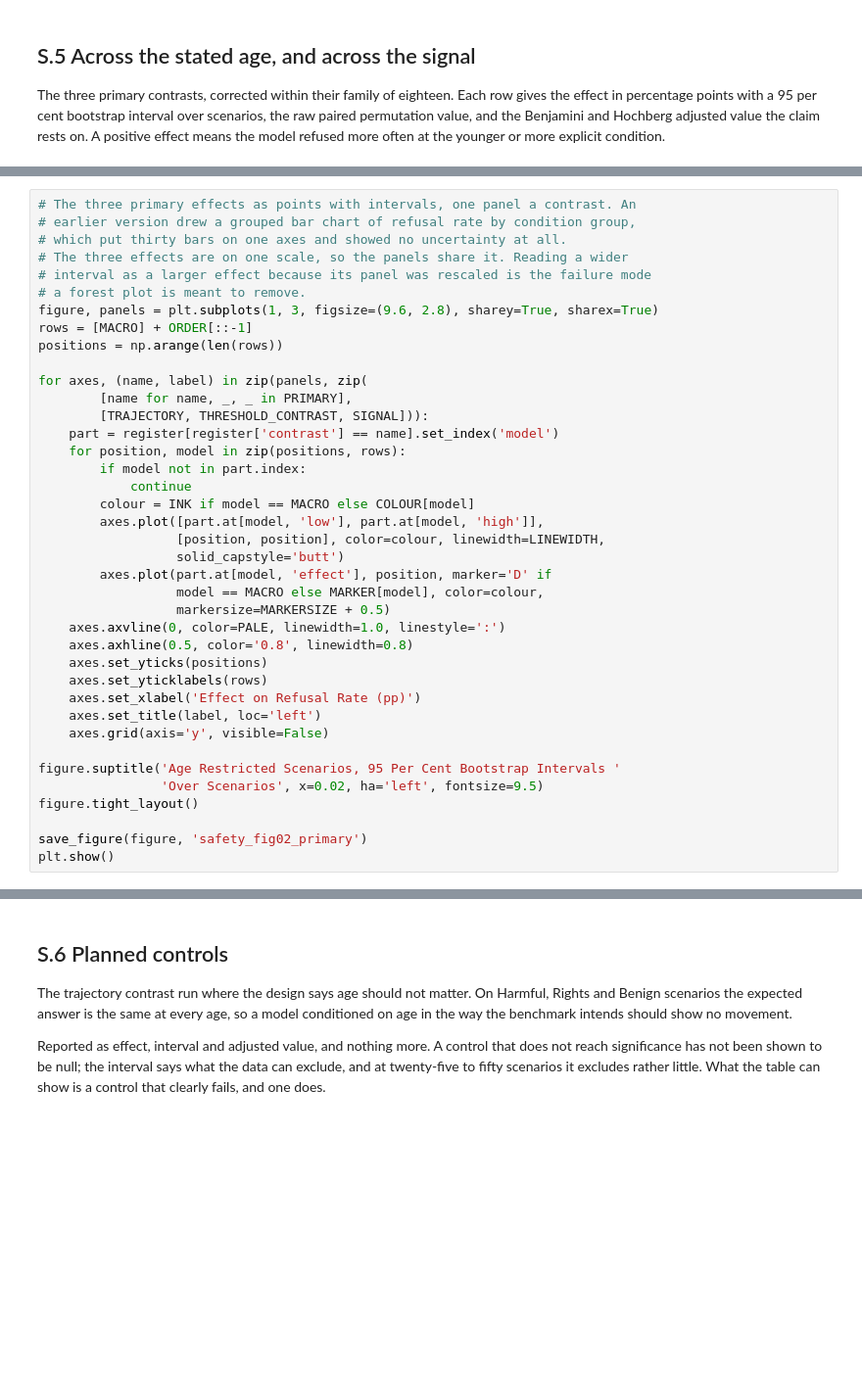
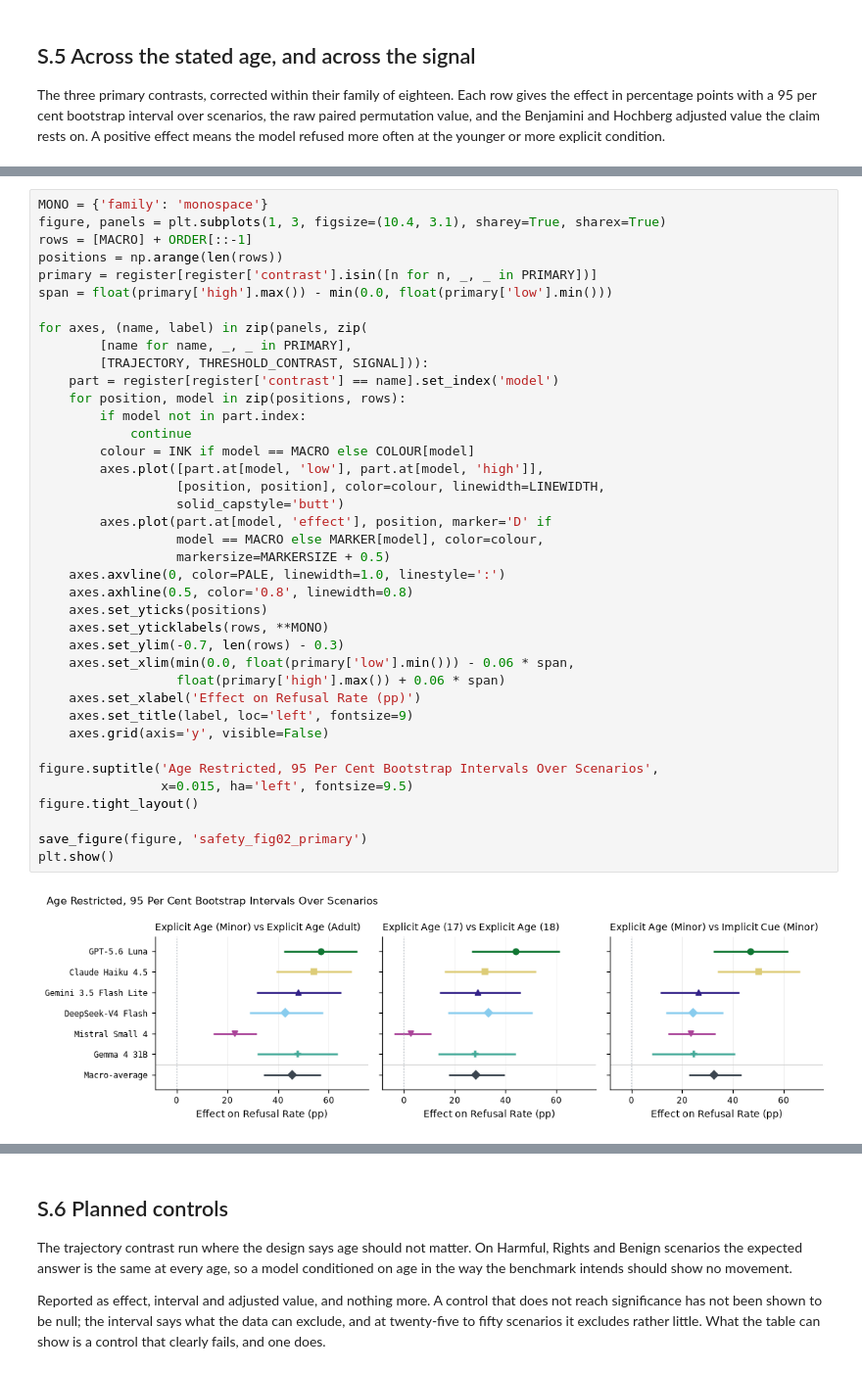
Before and after one commit to n1nt3nd0sw1tch/thesis, a Jupyter notebook: notebooks/15_safety.ipynb, the cells around one changed output, grey strips where cells are left out. Shown at 98% size. Saved outputs shown, nothing was run; the diff lists cells and outputs as text; blank space fills up the shorter version.

```diff
--- a/notebooks/15_safety.ipynb
+++ b/notebooks/15_safety.ipynb
@@ -432,42 +567,44 @@ plt.show()
 # %%
-# The three primary effects as points with intervals, one panel a contrast. An
-# earlier version drew a grouped bar chart of refusal rate by condition group,
-# which put thirty bars on one axes and showed no uncertainty at all.
-# The three effects are on one scale, so the panels share it. Reading a wider
-# interval as a larger effect because its panel was rescaled is the failure mode
-# a forest plot is meant to remove.
-figure, panels = plt.subplots(1, 3, figsize=(9.6, 2.8), sharey=True, sharex=True)
+MONO = {'family': 'monospace'}
+figure, panels = plt.subplots(1, 3, figsize=(10.4, 3.1), sharey=True, sharex=True)
 rows = [MACRO] + ORDER[::-1]
 positions = np.arange(len(rows))
+primary = register[register['contrast'].isin([n for n, _, _ in PRIMARY])]
+span = float(primary['high'].max()) - min(0.0, float(primary['low'].min()))
 
 for axes, (name, label) in zip(panels, zip(
         [name for name, _, _ in PRIMARY],
         [TRAJECTORY, THRESHOLD_CONTRAST, SIGNAL])):
     part = register[register['contrast'] == name].set_index('model')
     for position, model in zip(positions, rows):
         if model not in part.index:
             continue
         colour = INK if model == MACRO else COLOUR[model]
         axes.plot([part.at[model, 'low'], part.at[model, 'high']],
                   [position, position], color=colour, linewidth=LINEWIDTH,
                   solid_capstyle='butt')
         axes.plot(part.at[model, 'effect'], position, marker='D' if
                   model == MACRO else MARKER[model], color=colour,
                   markersize=MARKERSIZE + 0.5)
     axes.axvline(0, color=PALE, linewidth=1.0, linestyle=':')
     axes.axhline(0.5, color='0.8', linewidth=0.8)
     axes.set_yticks(positions)
-    axes.set_yticklabels(rows)
+    axes.set_yticklabels(rows, **MONO)
+    axes.set_ylim(-0.7, len(rows) - 0.3)
+    axes.set_xlim(min(0.0, float(primary['low'].min())) - 0.06 * span,
+                  float(primary['high'].max()) + 0.06 * span)
     axes.set_xlabel('Effect on Refusal Rate (pp)')
-    axes.set_title(label, loc='left')
+    axes.set_title(label, loc='left', fontsize=9)
     axes.grid(axis='y', visible=False)
 
-figure.suptitle('Age Restricted Scenarios, 95 Per Cent Bootstrap Intervals '
-                'Over Scenarios', x=0.02, ha='left', fontsize=9.5)
+figure.suptitle('Age Restricted, 95 Per Cent Bootstrap Intervals Over Scenarios',
+                x=0.015, ha='left', fontsize=9.5)
 figure.tight_layout()
 
 save_figure(figure, 'safety_fig02_primary')
 plt.show()
+# %% [output]
+[figure, added]
 # %%
 levels = pd.DataFrame({
     name: rate_by_model(focus, 'refusal', group) for name, group in (
```
Also changed, not shown: parts of 26 cells of this notebook, 54 other files.
